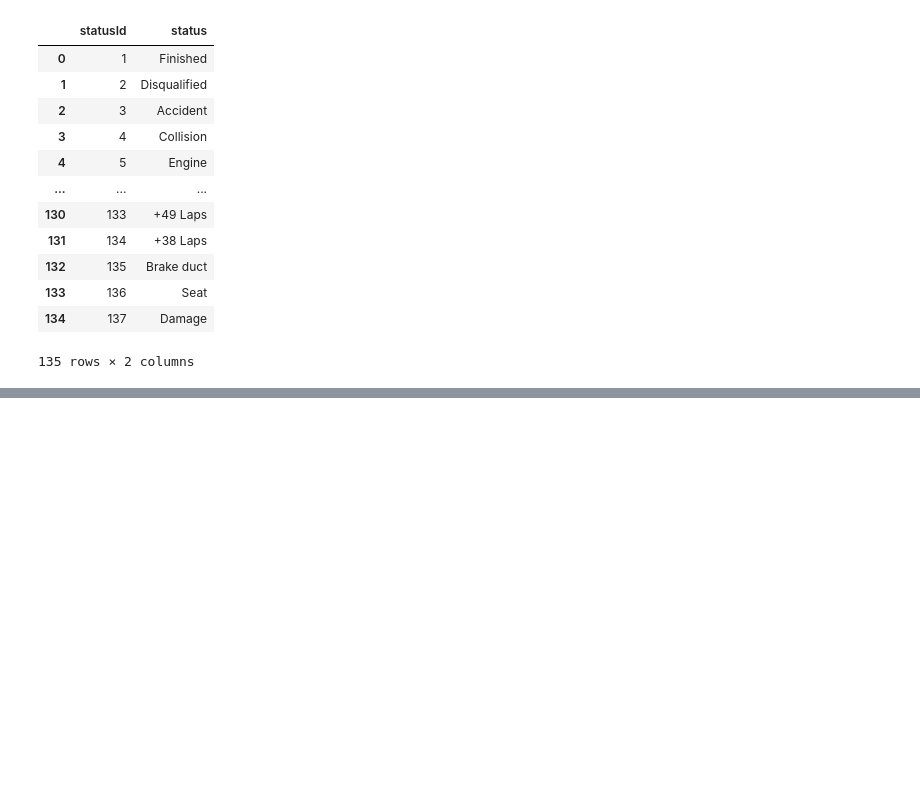
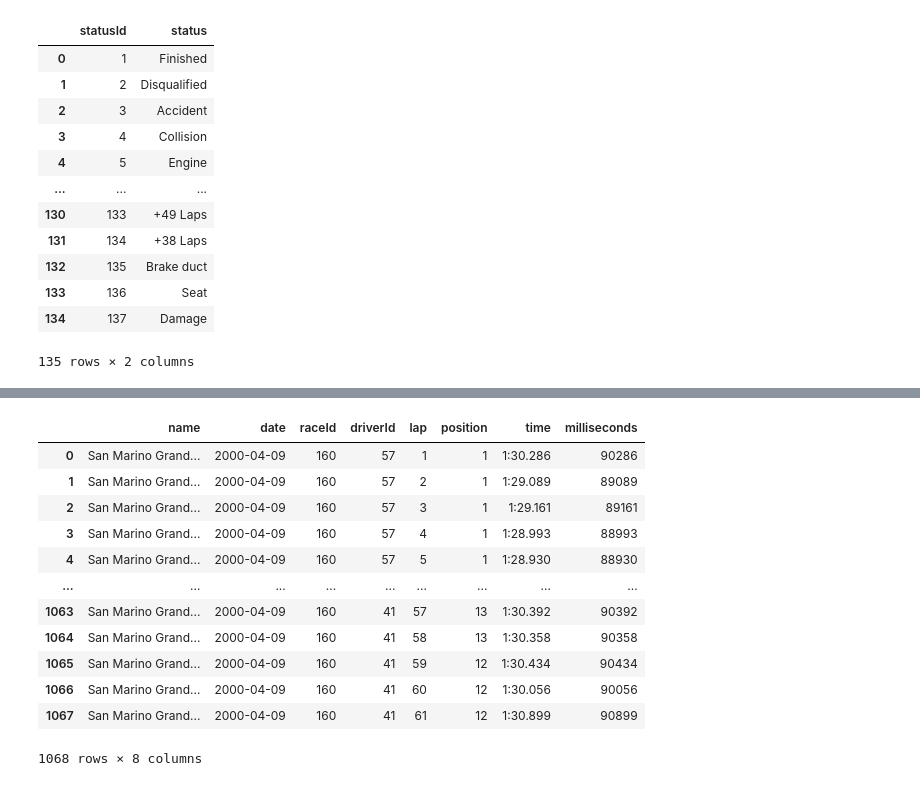
Before and after one commit to pentakostal/Final_Project_RCS, a Jupyter notebook: Formula_1_Data_Analysis.ipynb, the cells around one changed output, grey strips where cells are left out. Drawn from its saved outputs; the diff is of its cells as text; code cells hidden in the pictures; blank space fills up the shorter version.

```diff
--- a/Formula_1_Data_Analysis.ipynb
+++ b/Formula_1_Data_Analysis.ipynb
@@ -462,0 +490,21 @@ f1_status
+# %%
+#17 races was in 2000 year held.
+#I want to see data only from San Marino GP.
+f1_2000_1 = f1_2000[f1_2000['name'].str.contains("San Marino")]
+#Now lets join some other data_frame with these.
+f1_2000_2 = f1_2000_1.merge(f1_lap_time, on='raceId')
+f1_2000_2
+# %% [output]
+|  | name | date | raceId | driverId | lap | position | time | milliseconds |
+| 0 | San Marino Grand... | 2000-04-09 | 160 | 57 | 1 | 1 | 1:30.286 | 90286 |
+| 1 | San Marino Grand... | 2000-04-09 | 160 | 57 | 2 | 1 | 1:29.089 | 89089 |
+| 2 | San Marino Grand... | 2000-04-09 | 160 | 57 | 3 | 1 | 1:29.161 | 89161 |
+| 3 | San Marino Grand... | 2000-04-09 | 160 | 57 | 4 | 1 | 1:28.993 | 88993 |
+| 4 | San Marino Grand... | 2000-04-09 | 160 | 57 | 5 | 1 | 1:28.930 | 88930 |
+| ... | ... | ... | ... | ... | ... | ... | ... | ... |
+| 1063 | San Marino Grand... | 2000-04-09 | 160 | 41 | 57 | 13 | 1:30.392 | 90392 |
+| 1064 | San Marino Grand... | 2000-04-09 | 160 | 41 | 58 | 13 | 1:30.358 | 90358 |
+| 1065 | San Marino Grand... | 2000-04-09 | 160 | 41 | 59 | 12 | 1:30.434 | 90434 |
+| 1066 | San Marino Grand... | 2000-04-09 | 160 | 41 | 60 | 12 | 1:30.056 | 90056 |
+| 1067 | San Marino Grand... | 2000-04-09 | 160 | 41 | 61 | 12 | 1:30.899 | 90899 |
+1068 rows × 8 columns
```
Also changed, not shown: parts of 20 cells of this notebook.
